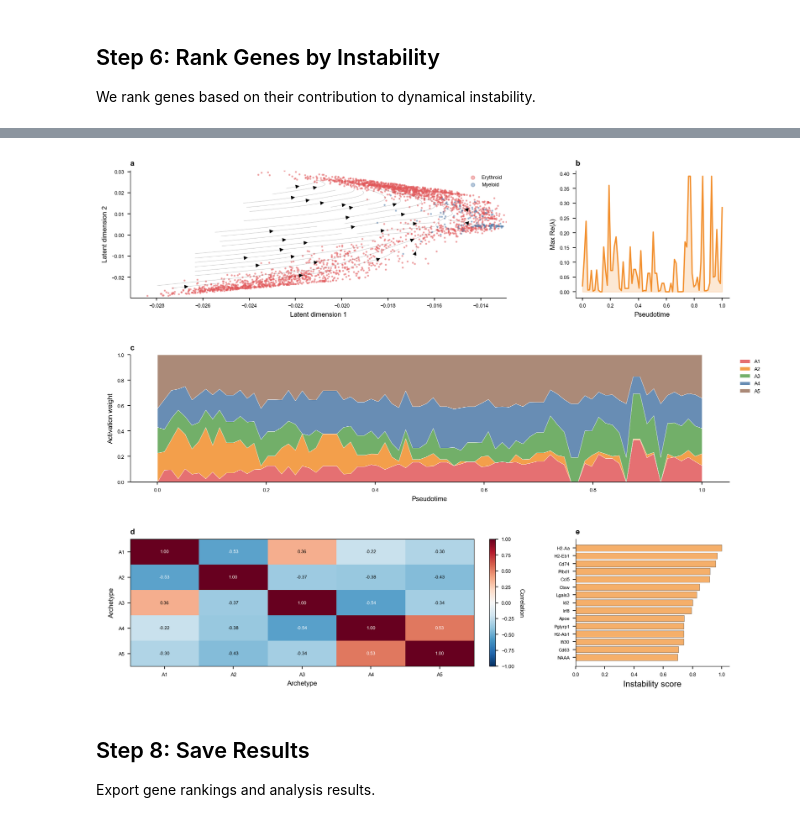
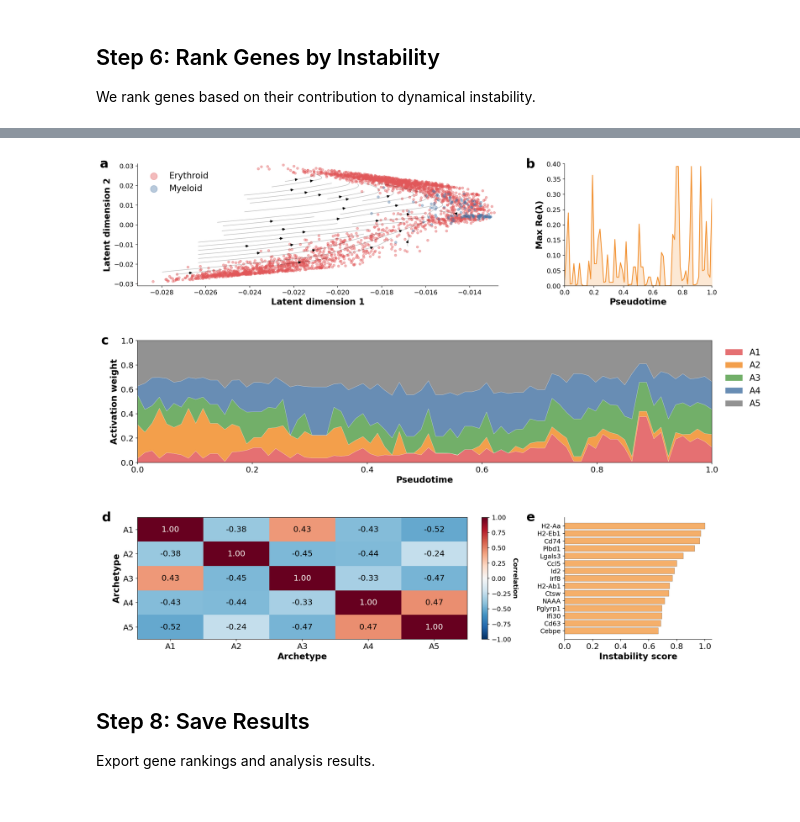
Before and after one commit to manarai/scJDO, a Jupyter notebook: Figures_notebook/Figure4.ipynb, the cells around one changed output, grey strips where cells are left out. Saved outputs shown, nothing was run; the diff lists cells and outputs as text; code cells hidden in the pictures.

Commit message:
Figure 3 and Figure 4 stylistic changes for publication and readability

```diff
--- a/Figures_notebook/Figure4.ipynb
+++ b/Figures_notebook/Figure4.ipynb
@@ -42,7 +42,7 @@ np.random.seed(42)
 # Configure plotting for Nature Computational Science
 plt.rcParams.update({
     'font.family': 'sans-serif',
-    'font.sans-serif': ['Arial', 'Helvetica'],
+    'font.sans-serif': ['Arial', 'Helvetica', 'DejaVu Sans'],
     'font.size': 7,
     'axes.labelsize': 8,
     'axes.titlesize': 9,
@@ -51,7 +51,7 @@ plt.rcParams.update({
     'legend.fontsize': 6,
     'figure.dpi': 150,
     'savefig.dpi': 600,
-    'axes.linewidth': 0.5,
+    'axes.linewidth': 0.75,
 })
 
 print('✓ Libraries imported successfully')
@@ -420,5 +557,5 @@ Create publication-quality figure with all panels.
 # %%
-print('Generating Figure 4...')
+print('Generating Figure 4 without titles...')
 
 # Color palette
 COLORS = {
@@ -429,11 +566,11 @@ COLORS = {
     'archetype2': '#F28E2B',
     'archetype3': '#59A14F',
     'archetype4': '#4E79A7',
-    'archetype5': '#9D7660',
+    'archetype5': '#7F7F7F'
 }
 
 # Create figure
-fig = plt.figure(figsize=(11, 9))
+fig = plt.figure(figsize=(16.5, 13.5))
 gs = GridSpec(3, 3, figure=fig, hspace=0.45, wspace=0.45,
               left=0.07, right=0.97, top=0.96, bottom=0.05)
 
@@ -443,7 +580,7 @@ for lin in ['Erythroid', 'Myeloid']:
     mask = np.array(lineage) == lin
     color = COLORS['erythroid'] if lin == 'Erythroid' else COLORS['myeloid']
     ax_a.scatter(X_pca[mask, 0], X_pca[mask, 1],
-                c=color, s=2, alpha=0.4, label=lin, rasterized=True)
+                c=color, s=18, alpha=0.4, label=lin, rasterized=True)
 
 # Add streamlines
 n_grid = 15
@@ -455,13 +592,15 @@ y_grid = np.linspace(y_min, y_max, n_grid)
 U = griddata(X_pca[:, :2], drift[:, 0], (x_grid[None, :], y_grid[:, None]), method='linear')
 V = griddata(X_pca[:, :2], drift[:, 1], (x_grid[None, :], y_grid[:, None]), method='linear')
 
-strm = ax_a.streamplot(x_grid, y_grid, U, V, color='black', linewidth=0.4, density=1.0)
+strm = ax_a.streamplot(x_grid, y_grid, U, V, color='black', linewidth=1, density=1.0)
 strm.lines.set_alpha(0.25)
 
-ax_a.set_xlabel('Latent dimension 1', fontsize=8)
-ax_a.set_ylabel('Latent dimension 2', fontsize=8)
-ax_a.set_title('a', fontweight='bold', loc='left', fontsize=9)
-ax_a.legend(frameon=False, fontsize=6, markerscale=3)
+ax_a.set_xlabel('Latent dimension 1', fontsize=16, fontweight='bold')
+ax_a.set_ylabel('Latent dimension 2', fontsize=16, fontweight='bold')
+ax_a.set_xlim(-0.0291, -0.0127)
+ax_a.set_ylim(-0.031, 0.031)
+ax_a.tick_params(axis='both', labelsize=12)
+ax_a.legend(frameon=False, fontsize=16, markerscale=3)
 ax_a.spines['top'].set_visible(False)
 ax_a.spines['right'].set_visible(False)
 
@@ -469,9 +608,11 @@ ax_a.spines['right'].set_visible(False)
 ax_b = fig.add_subplot(gs[0, 2])
 ax_b.plot(time_points, instability, color=COLORS['branch'], linewidth=1.5)
 ax_b.fill_between(time_points, 0, instability, alpha=0.2, color=COLORS['branch'])
-ax_b.set_xlabel('Pseudotime', fontsize=8)
-ax_b.set_ylabel('Max Re(λ)', fontsize=8)
-ax_b.set_title('b', fontweight='bold', loc='left', fontsize=9)
+ax_b.set_xlabel('Pseudotime', fontsize=16, fontweight='bold')
+ax_b.set_ylabel('Max Re(λ)', fontsize=16, fontweight='bold')
+ax_b.set_xlim(0, 1)
+ax_b.set_ylim(0, 0.4)
+ax_b.tick_params(axis='both', labelsize=12)
 ax_b.spines['top'].set_visible(False)
 ax_b.spines['right'].set_visible(False)
 
@@ -481,35 +622,35 @@ colors = [COLORS[f'archetype{i+1}'] for i in range(n_archetypes)]
 ax_c.stackplot(time_points, activations.T,
               labels=[f'A{i+1}' for i in range(n_archetypes)],
               colors=colors, alpha=0.85, linewidth=0.3, edgecolor='white')
-ax_c.set_xlabel('Pseudotime', fontsize=8)
-ax_c.set_ylabel('Activation weight', fontsize=8)
-ax_c.set_title('c', fontweight='bold', loc='left', fontsize=9)
-ax_c.legend(loc='upper left', bbox_to_anchor=(1.01, 1), frameon=False, fontsize=6)
+ax_c.set_xlabel('Pseudotime', fontsize=16, fontweight='bold')
+ax_c.set_ylabel('Activation weight', fontsize=16, fontweight='bold')
+ax_c.legend(loc='upper left', bbox_to_anchor=(1.01, 1), frameon=False, fontsize=16)
+ax_c.set_xlim(time_points.min(), time_points.max())
 ax_c.set_ylim([0, 1])
-ax_c.spines['top'].set_visible(False)
-ax_c.spines['right'].set_visible(False)
+ax_c.tick_params(axis='both', labelsize=15)
+ax_c.spines['top'].set_visible(True)
+ax_c.spines['right'].set_visible(True)
 
 # Panel d: Correlation matrix
 ax_d = fig.add_subplot(gs[2, :2])
 im = ax_d.imshow(corr_matrix, cmap='RdBu_r', vmin=-1, vmax=1, aspect='auto')
 cbar = plt.colorbar(im, ax=ax_d, fraction=0.046, pad=0.04)
-cbar.set_label('Correlation', rotation=270, labelpad=12, fontsize=7)
-cbar.ax.tick_params(labelsize=6)
+cbar.set_label('Correlation', rotation=270, labelpad=12, fontsize=12, fontweight='bold')
+cbar.ax.tick_params(labelsize=12)
 
 ax_d.set_xticks(range(n_archetypes))
 ax_d.set_yticks(range(n_archetypes))
-ax_d.set_xticklabels([f'A{i+1}' for i in range(n_archetypes)], fontsize=6)
-ax_d.set_yticklabels([f'A{i+1}' for i in range(n_archetypes)], fontsize=6)
+ax_d.set_xticklabels([f'A{i+1}' for i in range(n_archetypes)], fontsize=15)
+ax_d.set_yticklabels([f'A{i+1}' for i in range(n_archetypes)], fontsize=15)
 
 for i in range(n_archetypes):
     for j in range(n_archetypes):
-        color = 'white' if abs(corr_matrix[i, j]) > 0.5 else 'black'
+        color = 'white' if abs(corr_matrix[i, j]) > 0.6 else 'black'
         ax_d.text(j, i, f'{corr_matrix[i, j]:.2f}',
-                 ha="center", va="center", color=color, fontsize=5.5)
+                 ha="center", va="center", color=color, fontsize=15)
 
-ax_d.set_title('d', fontweight='bold', loc='left', fontsize=9)
-ax_d.set_xlabel('Archetype', fontsize=8)
-ax_d.set_ylabel('Archetype', fontsize=8)
+ax_d.set_xlabel('Archetype', fontsize=16, fontweight='bold')
+ax_d.set_ylabel('Archetype', fontsize=16, fontweight='bold')
 
 # Panel e: Gene rankings
 ax_e = fig.add_subplot(gs[2, 2])
@@ -518,16 +659,27 @@ y_pos = np.arange(len(top_genes))
 ax_e.barh(y_pos, top_genes['instability_score'], color=COLORS['branch'],
          alpha=0.7, edgecolor='black', linewidth=0.3)
 ax_e.set_yticks(y_pos)
-ax_e.set_yticklabels(top_genes['gene'], fontsize=5.5)
+ax_e.set_yticklabels(top_genes['gene'], fontsize=12)
 ax_e.invert_yaxis()
-ax_e.set_xlabel('Instability score', fontsize=10)
-ax_e.set_title('e', fontweight='bold', loc='left', fontsize=9)
+ax_e.set_xlabel('Instability score', fontsize=16, fontweight='bold')
+ax_e.tick_params(axis='x', labelsize=15)
 ax_e.spines['top'].set_visible(False)
 ax_e.spines['right'].set_visible(False)
 
+ax_a.text(-0.08, 1.05, 'a', transform=ax_a.transAxes,
+             fontsize=24, fontweight='bold', va='top', ha='right')
+ax_b.text(-0.20, 1.05, 'b', transform=ax_b.transAxes,
+             fontsize=24, fontweight='bold', va='top', ha='right')
+ax_c.text(-0.05, 1.05, 'c', transform=ax_c.transAxes,
+             fontsize=24, fontweight='bold', va='top', ha='right')
+ax_d.text(-0.08, 1.05, 'd', transform=ax_d.transAxes,
+             fontsize=24, fontweight='bold', va='top', ha='right')
+ax_e.text(-0.20, 1.05, 'e', transform=ax_e.transAxes,
+             fontsize=24, fontweight='bold', va='top', ha='right')
+
 # Save figure
-output_png = '../Figures/Figure4_scIDiff.png'
-output_pdf = '../Figures/Figure4_scIDiff.pdf'
+output_png = '../Figures/Figure4_scIDiff_noTitle.png'
+output_pdf = '../Figures/Figure4_scIDiff_noTitle.pdf'
 plt.savefig(output_png, dpi=600, bbox_inches='tight')
 plt.savefig(output_pdf, dpi=600, bbox_inches='tight')
 
@@ -545,4 +697,4 @@ Generating Figure 4...
-[figure, old version]
+[figure, new version]
 # %% [markdown]
 ## Step 8: Save Results
 
```
Also changed, not shown: parts of 9 cells of this notebook.
